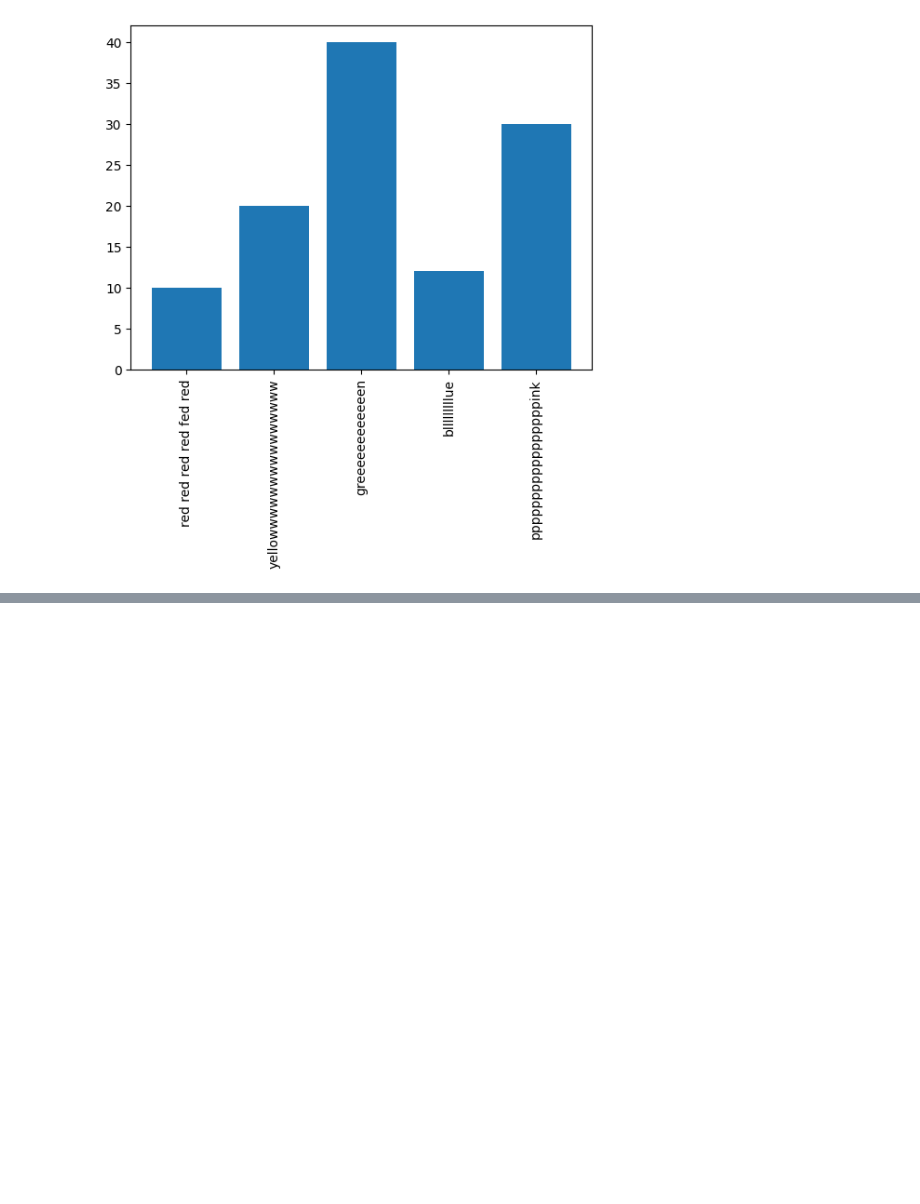
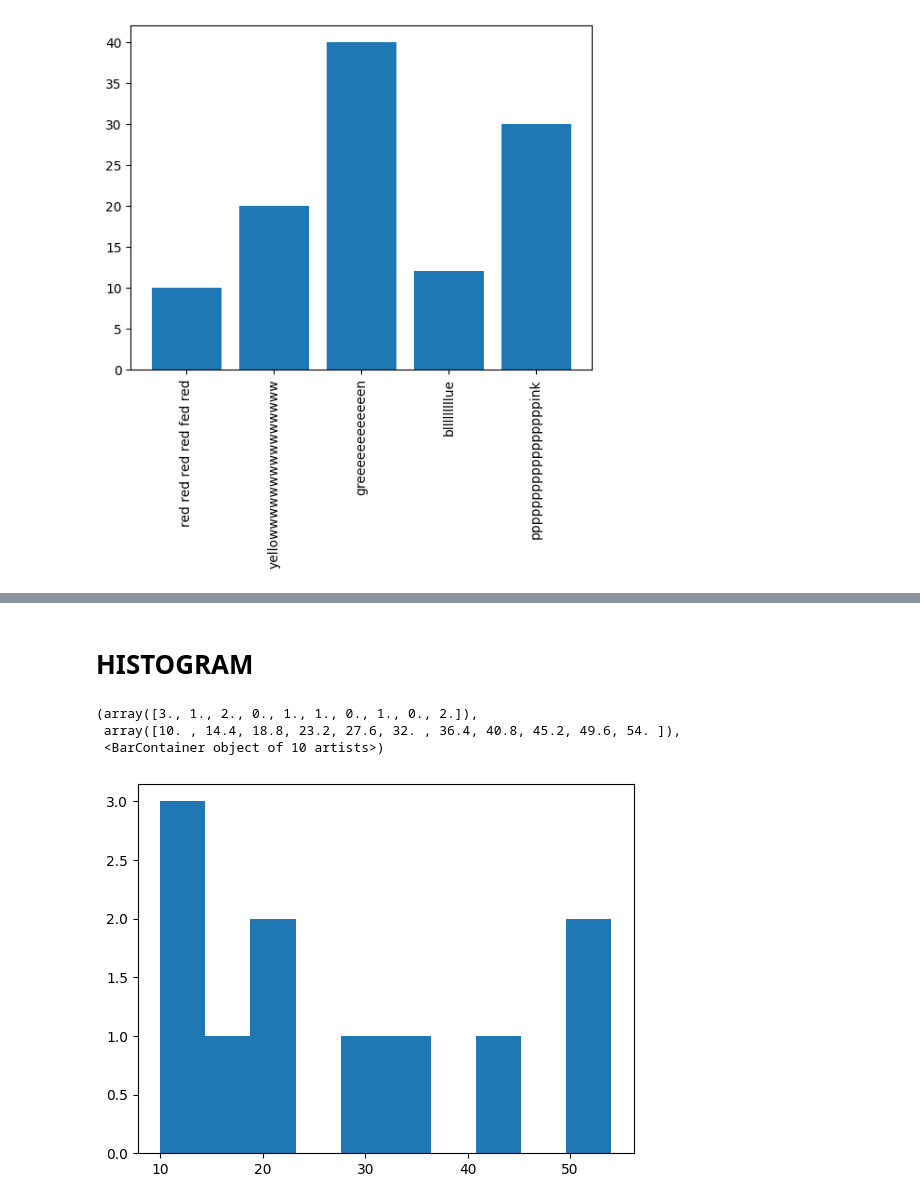
Before and after one commit to Rohit8022/AI-internship-training, a Jupyter notebook: Matplotlib.ipynb, the cells around one changed output, grey strips where cells are left out. Cells and saved outputs as stored; diff of their text form; code cells hidden in the pictures; blank space fills up the shorter version.

```diff
--- a/Matplotlib.ipynb
+++ b/Matplotlib.ipynb
@@ -133,0 +142,11 @@ plt.xticks(rotation='vertical') # or plt.xticks(rotation=90)
+# %% [markdown]
+# HISTOGRAM
+# %%
+#simple data
+data=[10,20,41,12,30,14,20,32,51,54,17,]
+plt.hist(data)
+# %% [output]
+(array([3., 1., 2., 0., 1., 1., 0., 1., 0., 2.]),
+ array([10. , 14.4, 18.8, 23.2, 27.6, 32. , 36.4, 40.8, 45.2, 49.6, 54. ]),
+ <BarContainer object of 10 artists>)
+[figure, added]
```
Also changed, not shown: parts of 4 cells of this notebook, 7 other files.
